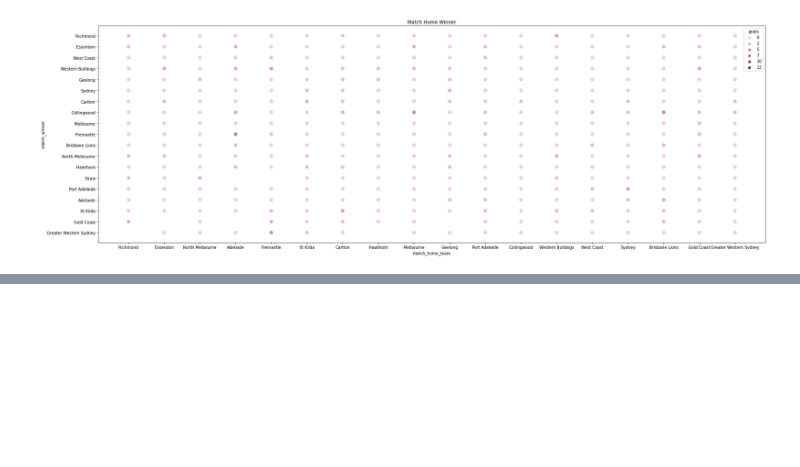
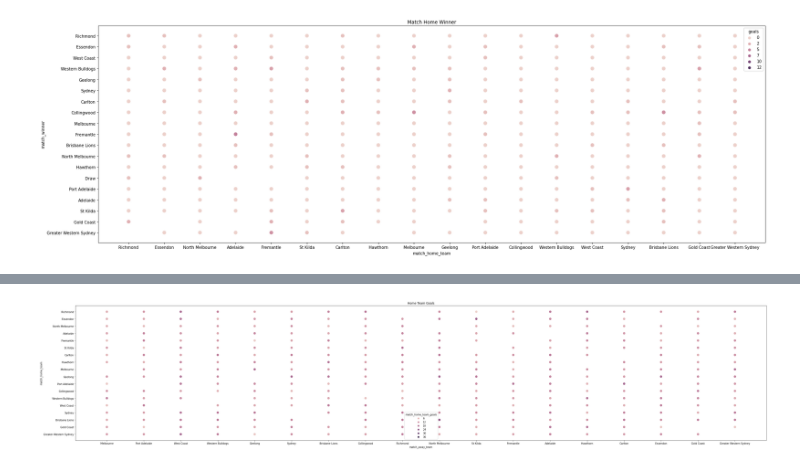
Before and after one commit to jndorosey/googlecolab, a Jupyter notebook: 2_3_Vis_Tabular_data.ipynb, the cells around one changed output, grey strips where cells are left out. Saved outputs shown, nothing was run; the diff lists cells and outputs as text; code cells hidden in the pictures; blank space fills up the shorter version.

```diff
--- a/2_3_Vis_Tabular_data.ipynb
+++ b/2_3_Vis_Tabular_data.ipynb
@@ -136,0 +159,11 @@ sns.scatterplot(afl_post_2000.match_home_team,
+# %%
+plt.figure(figsize=(50, 10))
+plt.title('Home Team Goals')
+
+sns.scatterplot('match_away_team',
+                'match_home_team',
+                hue='match_home_team_goals',
+                s=100,
+                data=afl_post_2000);
+# %% [output]
+[figure, added]
```
Also changed, not shown: parts of 2 cells of this notebook.
